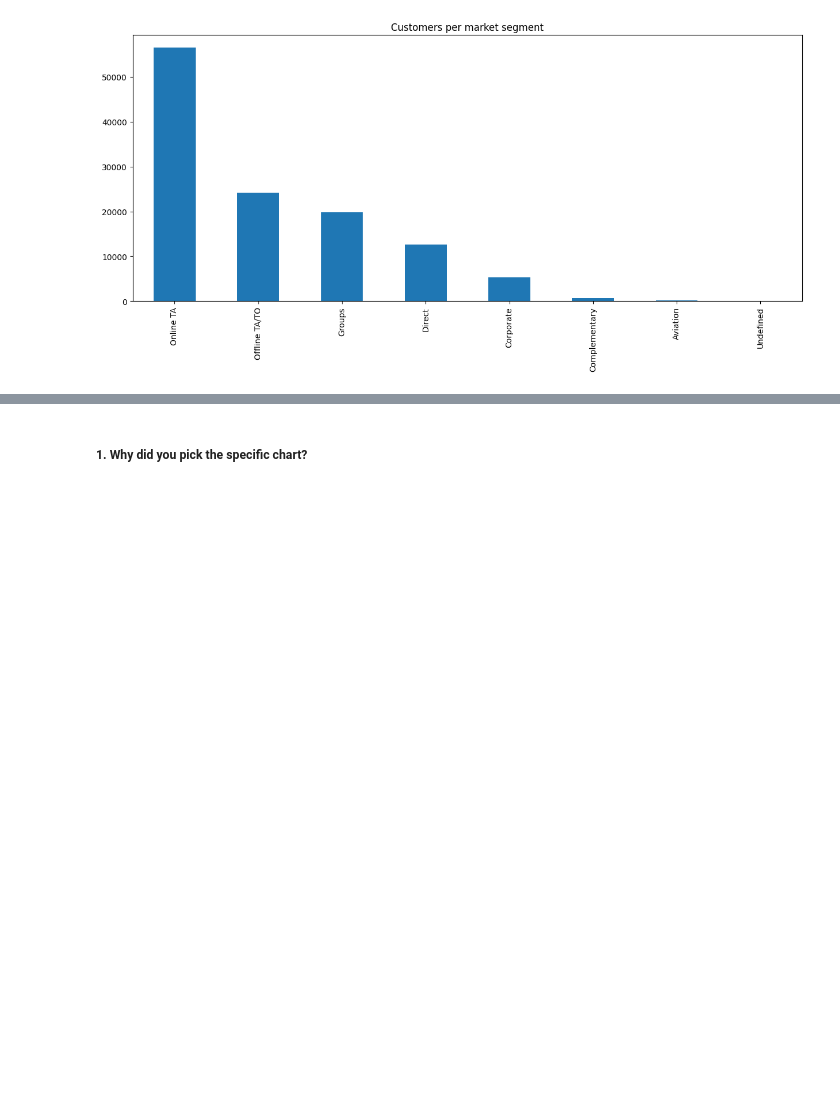
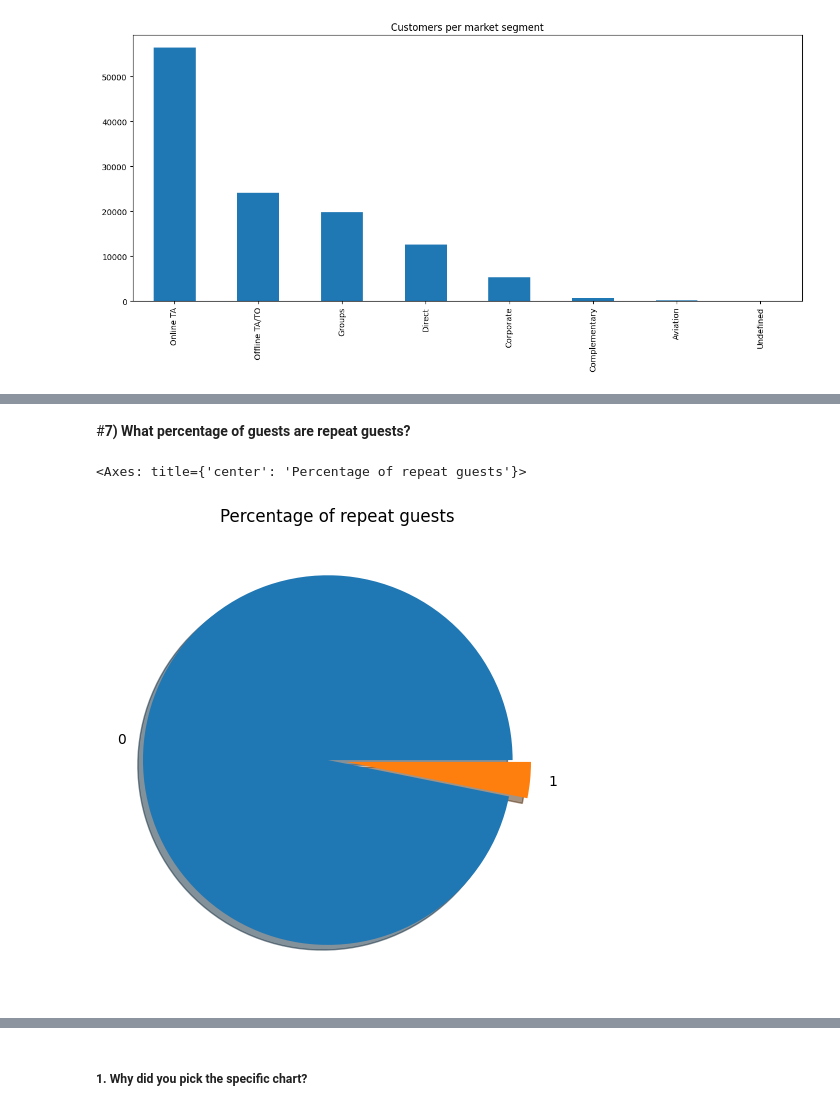
Before and after one commit to Mayank783/Hotel_booking_eda, a Jupyter notebook: Hotel_Booking_Analysis.ipynb, the cells around one changed output, grey strips where cells are left out. Drawn from its saved outputs; the diff is of its cells as text; code cells hidden in the pictures; blank space fills up the shorter version.

```diff
--- a/Hotel_Booking_Analysis.ipynb
+++ b/Hotel_Booking_Analysis.ipynb
@@ -332,0 +310,7 @@ plt.show()
+# %% [markdown]
+#**7) What percentage of guests are repeat guests?**
+# %%
+hotel_db['is_repeated_guest'].value_counts().plot(kind='pie', title='Percentage of repeat guests', ylabel='', figsize=(15,6), explode=[0.05,0.05], shadow=[0.05,0.05])
+# %% [output]
+<Axes: title={'center': 'Percentage of repeat guests'}>
+[figure, added]
```
Also changed, not shown: parts of 33 cells of this notebook.
